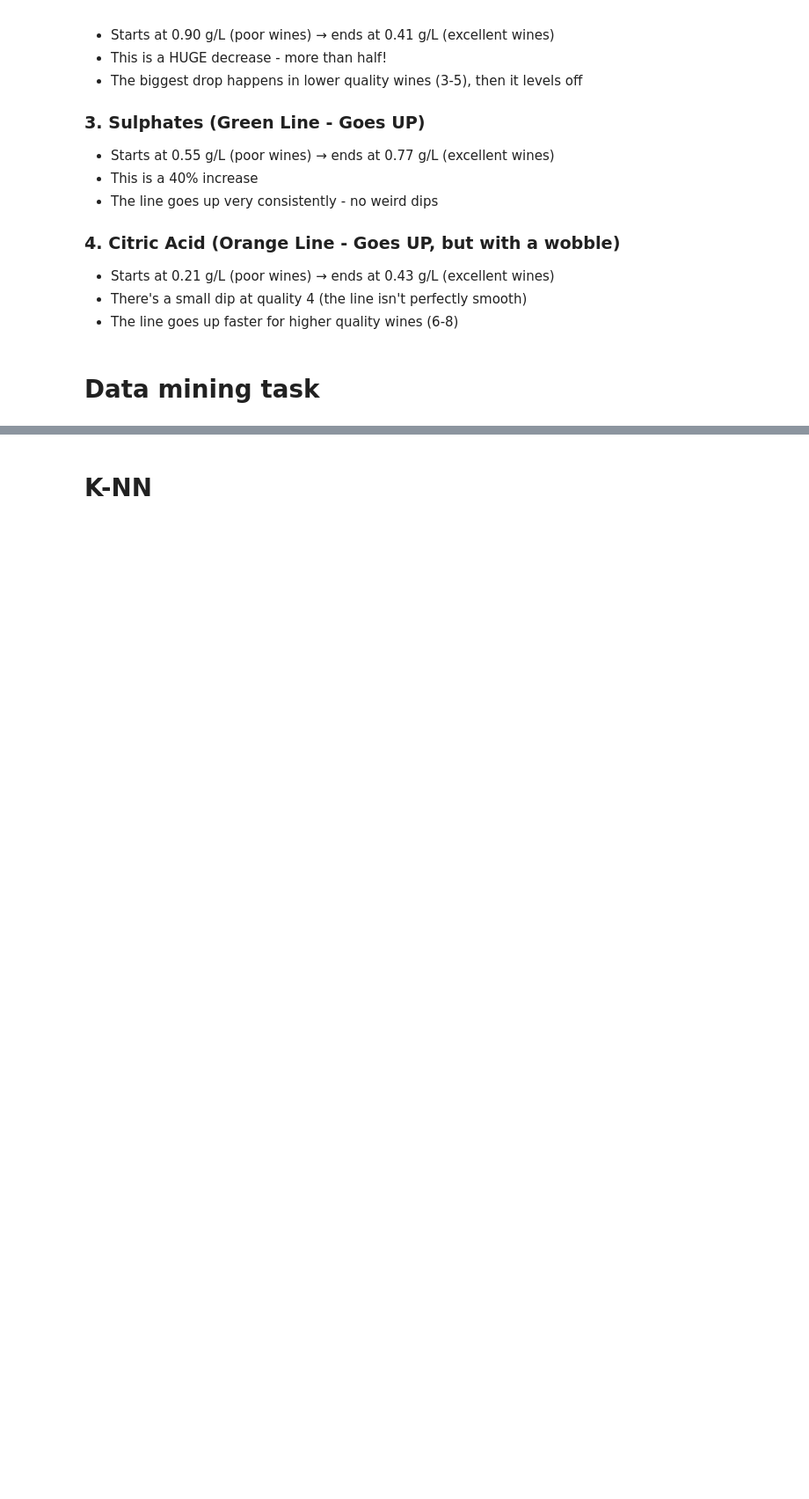
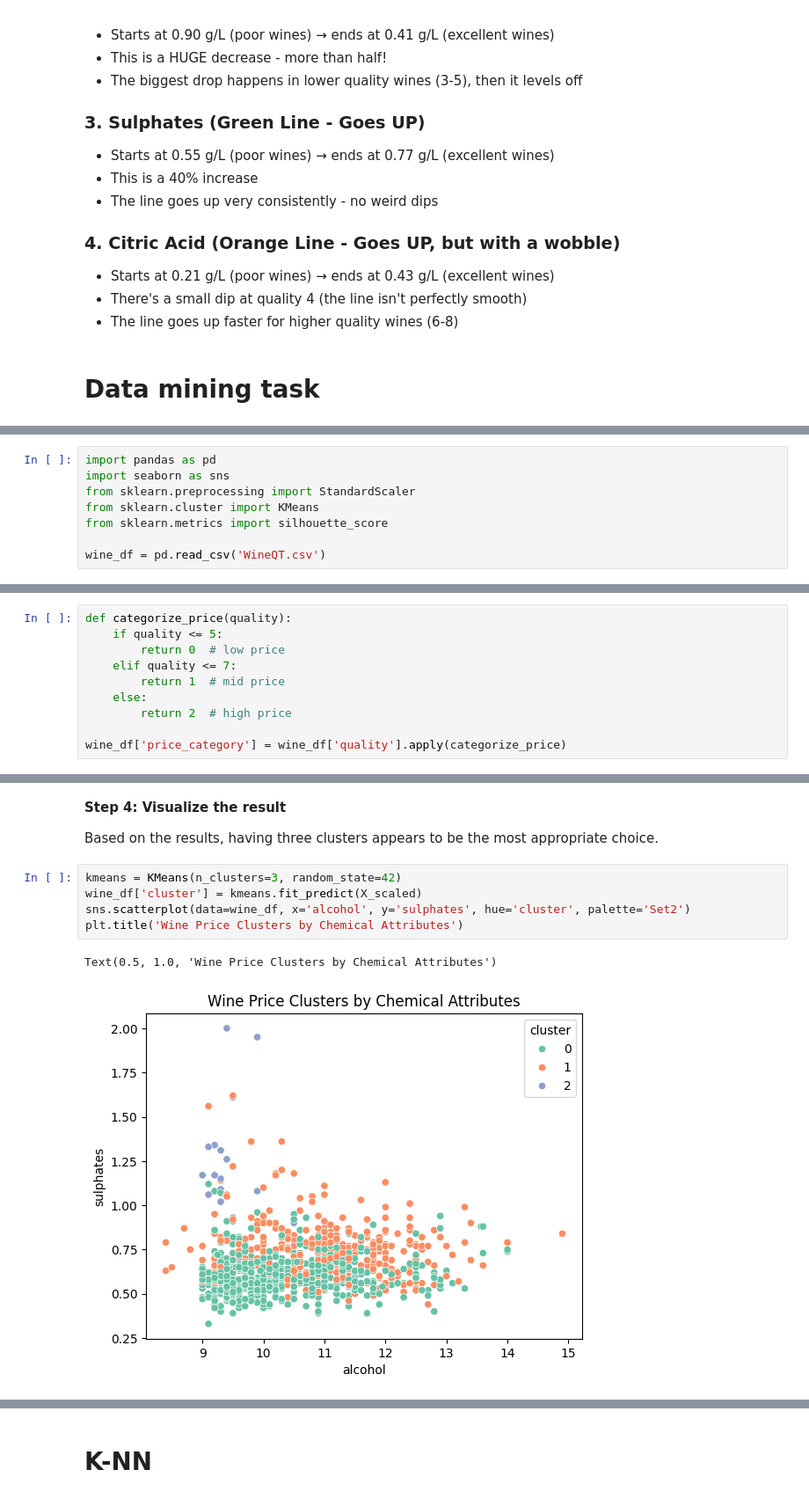
Before and after one commit to orchlonn/CS-456, a Jupyter notebook: Labs/Lab-4/lab4.ipynb, the cells around one changed output, grey strips where cells are left out. Shown: that part at 88% size. Cells and saved outputs as stored; diff of their text form; blank space fills up the shorter version.

```diff
--- a/Labs/Lab-4/lab4.ipynb
+++ b/Labs/Lab-4/lab4.ipynb
@@ -500,0 +447,8 @@ This is why PCA is useful for visualizing clusters — it reduces the complexity
+# %%
+import pandas as pd
+import seaborn as sns
+from sklearn.preprocessing import StandardScaler
+from sklearn.cluster import KMeans
+from sklearn.metrics import silhouette_score
+
+wine_df = pd.read_csv('WineQT.csv')
@@ -500,0 +460,10 @@ This is why PCA is useful for visualizing clusters — it reduces the complexity
+# %%
+def categorize_price(quality):
+    if quality <= 5:
+        return 0  # low price
+    elif quality <= 7:
+        return 1  # mid price
+    else:
+        return 2  # high price
+
+wine_df['price_category'] = wine_df['quality'].apply(categorize_price)
@@ -500,0 +499,12 @@ This is why PCA is useful for visualizing clusters — it reduces the complexity
+# %% [markdown]
+**Step 4: Visualize the result**
+
+Based on the results, having three clusters appears to be the most appropriate choice.
+# %%
+kmeans = KMeans(n_clusters=3, random_state=42)
+wine_df['cluster'] = kmeans.fit_predict(X_scaled)
+sns.scatterplot(data=wine_df, x='alcohol', y='sulphates', hue='cluster', palette='Set2')
+plt.title('Wine Price Clusters by Chemical Attributes')
+# %% [output]
+Text(0.5, 1.0, 'Wine Price Clusters by Chemical Attributes')
+[figure, added]
```
Also changed, not shown: parts of 24 cells of this notebook.
